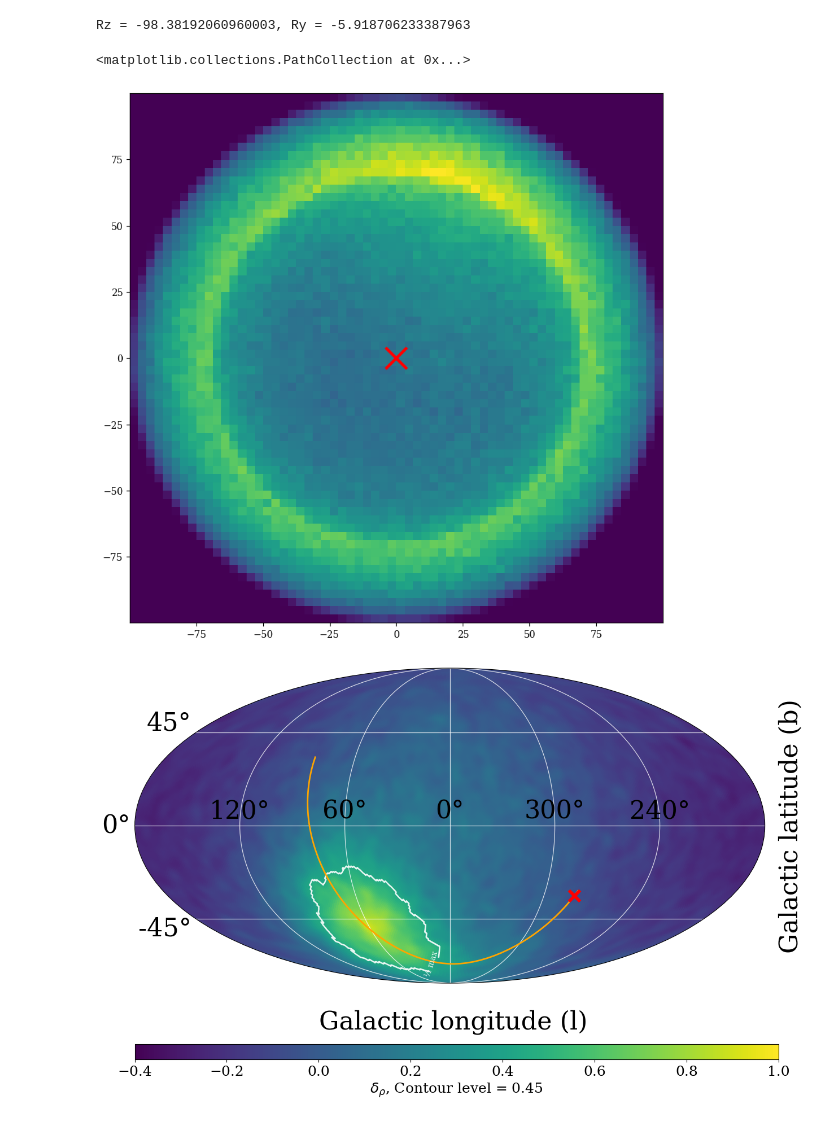
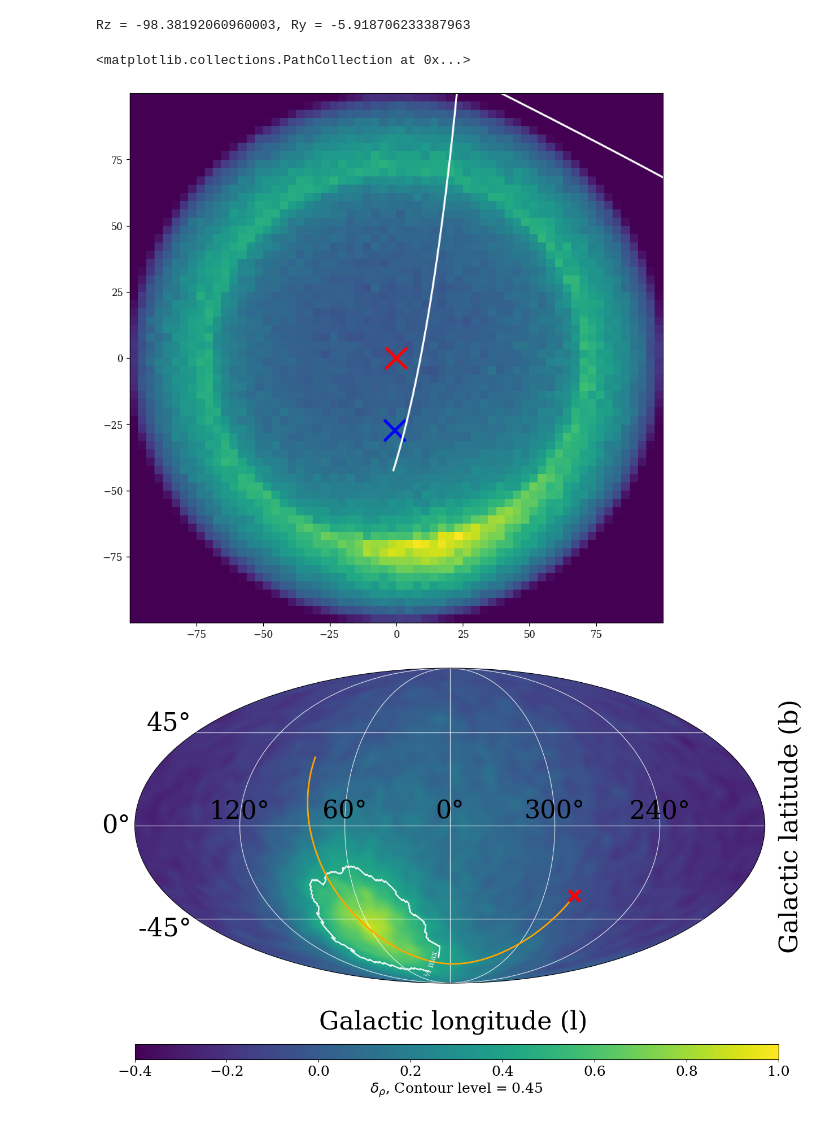
Before and after one commit to TheArchAstronomer/My_thesis, a Jupyter notebook: Hernquist_profile.ipynb, the cells around one changed output. Cells and saved outputs as stored; diff of their text form; code cells hidden in the pictures.

```diff
--- a/Hernquist_profile.ipynb
+++ b/Hernquist_profile.ipynb
@@ -129,13 +133,15 @@ masked_LMC = star_coord_rot[np.where((dist_mask > 70) & (dist_mask < 100))]
 # %%
 
 #plt.hist2d(star_coord_rot[:,0][::100], star_coord_rot[:,1][::100], bins=50, cmap='viridis')
 #plt.hist2d(LMC_sim_pos[:,0][::100], LMC_sim_pos[:,1][::100], bins=50, cmap='viridis')
 fig = plt.figure(figsize = (10, 10))
-plt.hist2d(masked_LMC[:,0], masked_LMC[:,1], bins=64, cmap='viridis')
+plt.hist2d(masked_LMC[:,0], masked_LMC[:,2], bins=64, cmap='viridis')
 plt.scatter(0,0, color='red', s=500, marker='x', linewidths=3)
+plt.plot(orbit.iloc[:,1], orbit.iloc[:,2], orbit.iloc[:,3], color='white', linewidth=2)
+plt.scatter(LMC_loc_today[0], LMC_loc_today[2], color='blue', s = 500, marker='x', linewidths=3)
 # %% [output]
 <matplotlib.collections.PathCollection at 0x...>
-[figure, old version]
+[figure, new version]
 # %%
 # LMC_sky = SkyCoord(masked_LMC[:,0],
 #                    masked_LMC[:,1],
```
Also changed, not shown: parts of 1 cell of this notebook.
